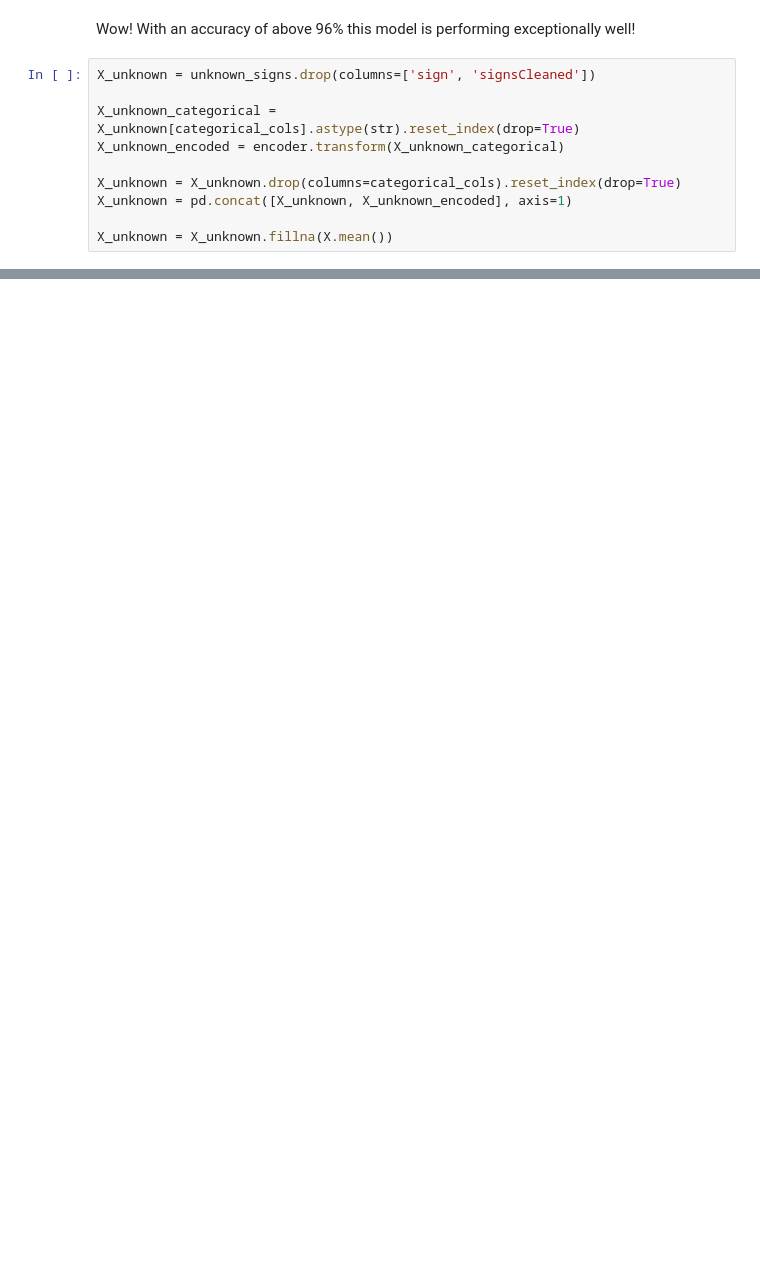
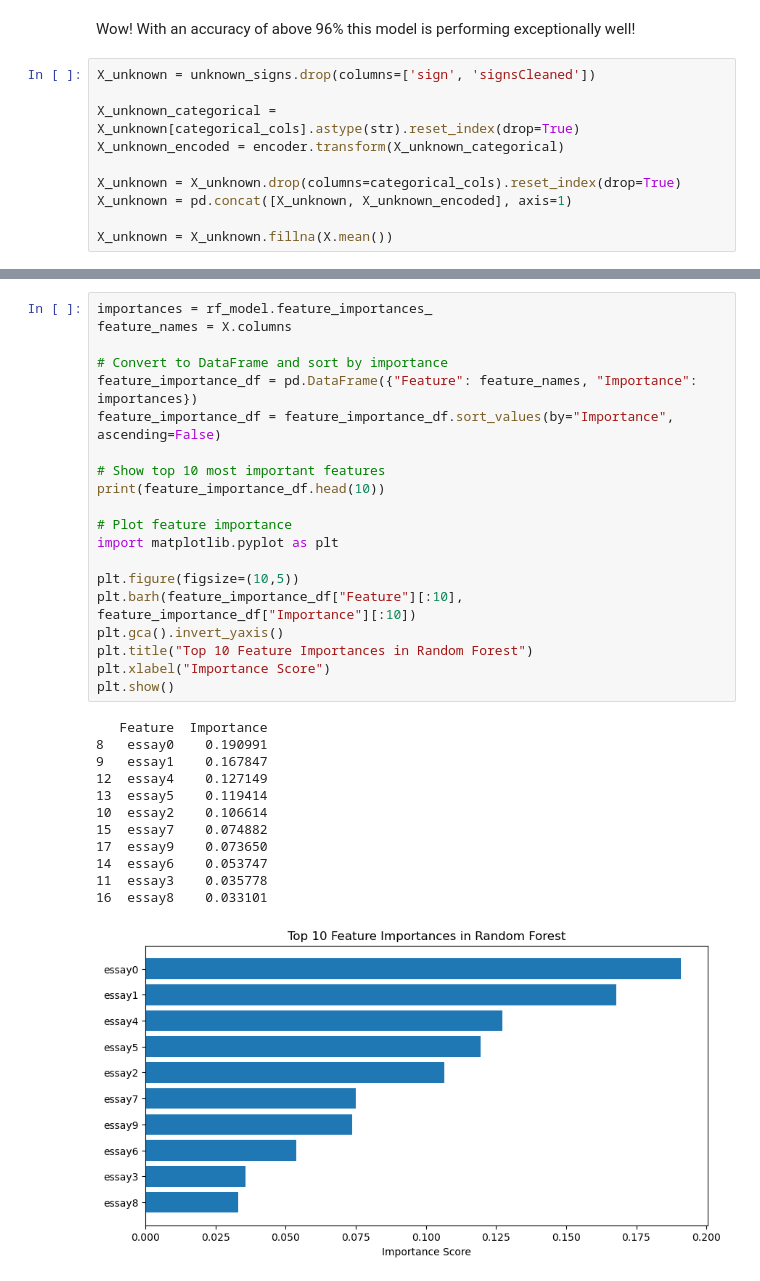
Before and after one commit to Kyloni417/OkCupid-Date-a-Scientist, a Jupyter notebook: date-a-scientist.ipynb, the cells around one changed output, grey strips where cells are left out. Cells and saved outputs as stored; diff of their text form; blank space fills up the shorter version.

```diff
--- a/date-a-scientist.ipynb
+++ b/date-a-scientist.ipynb
@@ -1089,0 +1444,33 @@ X_unknown = X_unknown.fillna(X.mean())
+# %%
+importances = rf_model.feature_importances_
+feature_names = X.columns
+
+# Convert to DataFrame and sort by importance
+feature_importance_df = pd.DataFrame({"Feature": feature_names, "Importance": importances})
+feature_importance_df = feature_importance_df.sort_values(by="Importance", ascending=False)
+
+# Show top 10 most important features
+print(feature_importance_df.head(10))
+
+# Plot feature importance
+import matplotlib.pyplot as plt
+
+plt.figure(figsize=(10,5))
+plt.barh(feature_importance_df["Feature"][:10], feature_importance_df["Importance"][:10])
+plt.gca().invert_yaxis()
+plt.title("Top 10 Feature Importances in Random Forest")
+plt.xlabel("Importance Score")
+plt.show()
+# %% [output]
+   Feature  Importance
+8   essay0    0.190991
+9   essay1    0.167847
+12  essay4    0.127149
+13  essay5    0.119414
+10  essay2    0.106614
+15  essay7    0.074882
+17  essay9    0.073650
+14  essay6    0.053747
+11  essay3    0.035778
+16  essay8    0.033101
+[figure, added]
```
Also changed, not shown: parts of 45 cells of this notebook.
